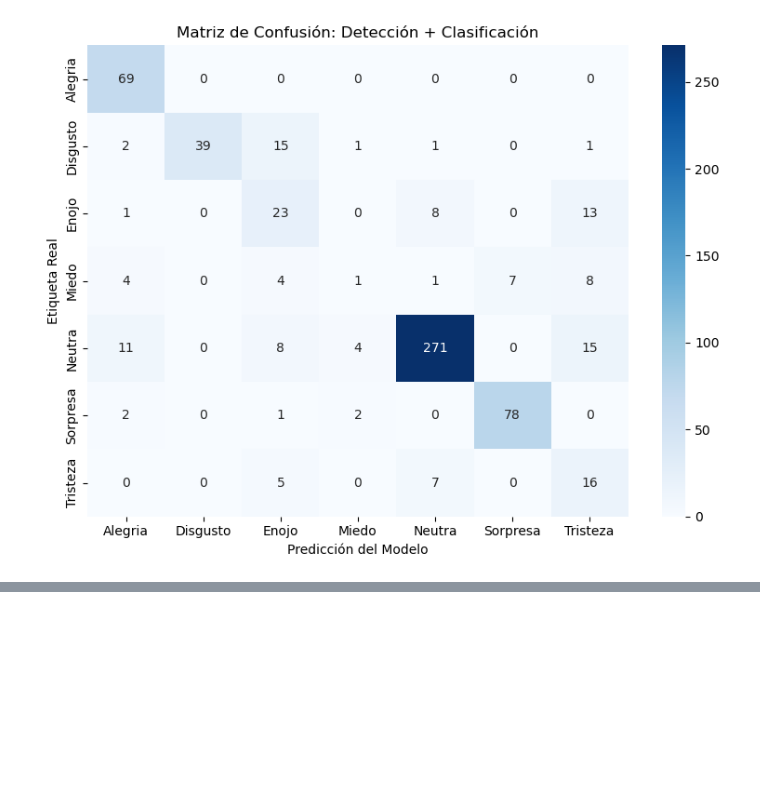
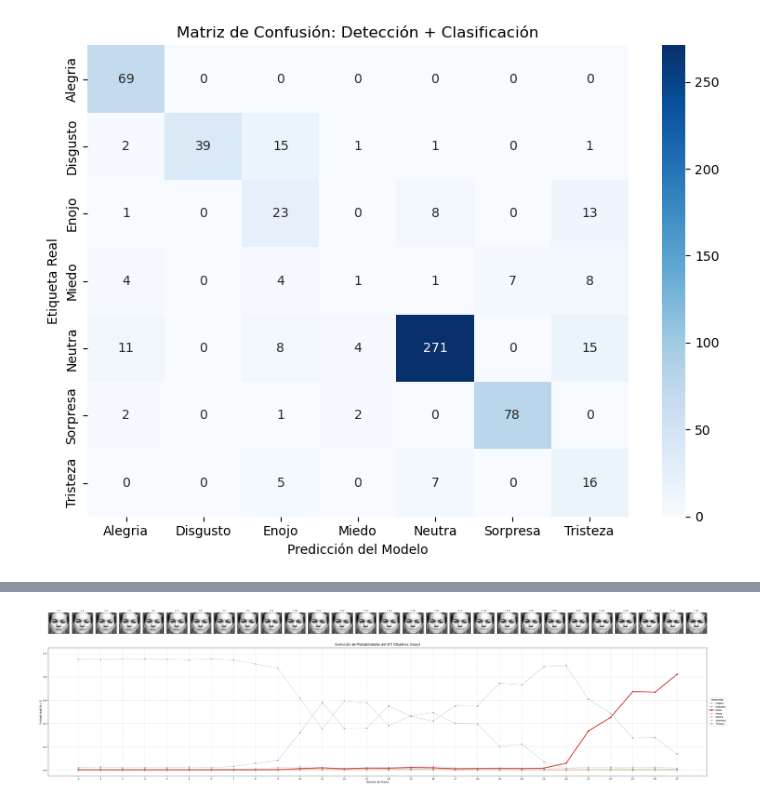
Before and after one commit to jbrazonath/VpCII, a Jupyter notebook: Validación Modelos.ipynb, the cells around one changed output, grey strips where cells are left out. Drawn from its saved outputs; the diff is of its cells as text; code cells hidden in the pictures; blank space fills up the shorter version.

Commit message:
Agrega análisis de secuencias

```diff
--- a/Validación Modelos.ipynb
+++ b/Validación Modelos.ipynb
@@ -878,0 +863,97 @@ Procesadas con éxito: 618 (100.00%)
+# %%
+# Configuración de la emoción y búsqueda de la secuencia
+emocion_objetivo = 'enojo'
+
+root_dir = output_path
+
+carpeta_emocion = os.path.join(root_dir, emocion_objetivo)
+secuencias = [d for d in os.listdir(carpeta_emocion) if os.path.isdir(os.path.join(carpeta_emocion, d))]
+secuencia_elegida = random.choice(secuencias)
+ruta_secuencia = os.path.join(carpeta_emocion, secuencia_elegida)
+
+archivos_img = sorted([f for f in os.listdir(ruta_secuencia) if f.endswith(('.png', '.jpg', '.jpeg'))])
+n_frames = len(archivos_img)
+
+print(f"Analizando Secuencia: {secuencia_elegida} ({n_frames} frames)")
+
+# Variables para almacenar la evolución
+crops_secuencia = []
+historial_probs = {id_emocion: [] for id_emocion in idx_to_class.keys()}
+
+# Procesamiento de la secuencia frame a frame
+with torch.no_grad(): # Importante para no gastar RAM
+    for img_name in archivos_img:
+        img_path = os.path.join(ruta_secuencia, img_name)
+        img_pil = Image.open(img_path).convert('RGB')
+        frame = np.array(img_pil)
+
+        # Detección y Recorte con YOLO
+        resultados = detect_faces_yolo(frame, yolo_face, escala=1.0, offset_y=0.0)
+
+        if len(resultados) > 0:
+            recorte = resultados[0]
+            crop_numpy = recorte['imagen'] if isinstance(recorte, dict) else recorte
+        else:
+            crop_numpy = frame
+
+        crops_secuencia.append(crop_numpy)
+
+        # Preprocesamiento manual
+        input_tensor = transformacion_clasificador(crop_numpy).unsqueeze(0).to(device)
+
+        # Pasa por el modelo
+        outputs = clasificacionVt(input_tensor)
+
+        # Aplic Softmax para convertir logits a probabilidades (0 a 1)
+        probabilidades = torch.softmax(outputs.logits, dim=1)[0]
+
+        # Guarda cada probabilidad en su respectivo historial
+        for vit_idx in range(len(probabilidades)):
+            nombre_vit = clasificacionVt.config.id2label[vit_idx]
+            user_id = vit_to_user.get(nombre_vit, 0) # Usamos 0 como Neutra según tu último mapeo
+
+            # Guarda el valor numérico (.item()) de la probabilidad
+            historial_probs[user_id].append(probabilidades[vit_idx].item())
+
+# Creación del Gráfico Avanzado (GridSpec)
+ancho_figura = max(10, n_frames * 1.5)
+fig = plt.figure(figsize=(ancho_figura, 12))
+
+gs = gridspec.GridSpec(2, n_frames, height_ratios=[1.5, 3], figure=fig)
+
+# Fila Superior: Imágenes Recortadas
+for i in range(n_frames):
+    ax_img = fig.add_subplot(gs[0, i])
+    ax_img.imshow(crops_secuencia[i])
+    ax_img.axis('off')
+    ax_img.set_title(f"F {i}", fontsize=9)
+
+# Fila Inferior: Gráfico de Probabilidades
+ax_plot = fig.add_subplot(gs[1, :])
+
+colores = ['#2ca02c', '#8c564b', '#d62728', '#9467bd', '#7f7f7f', '#ff7f0e', '#1f77b4']
+frames_x = range(n_frames)
+
+for id_emocion in sorted(idx_to_class.keys()):
+    nombre_clase = idx_to_class[id_emocion].capitalize()
+    probs = historial_probs[id_emocion]
+
+    es_objetivo = (nombre_clase.lower() == emocion_objetivo.lower())
+    grosor = 3.5 if es_objetivo else 1.5
+    alfa = 1.0 if es_objetivo else 0.4
+
+    ax_plot.plot(frames_x, probs, label=nombre_clase,
+                 linewidth=grosor, alpha=alfa, marker='o', color=colores[id_emocion])
+
+ax_plot.set_title(f"Evolución de Probabilidades del ViT (Objetivo: {emocion_objetivo.capitalize()})", fontsize=14, pad=10)
+ax_plot.set_xlabel("Número de Frame", fontsize=11)
+ax_plot.set_ylabel("Probabilidad (0 a 1)", fontsize=11)
+ax_plot.set_xticks(frames_x)
+ax_plot.set_ylim(-0.05, 1.05)
+ax_plot.grid(True, linestyle='--', alpha=0.6)
+
+ax_plot.legend(loc='center left', bbox_to_anchor=(1, 0.5), title="Emociones")
+
+plt.tight_layout()
+plt.show()
+# %% [output]
@@ -878,0 +961 @@ Procesadas con éxito: 618 (100.00%)
+[figure, added]
```
Also changed, not shown: parts of 8 cells of this notebook.
